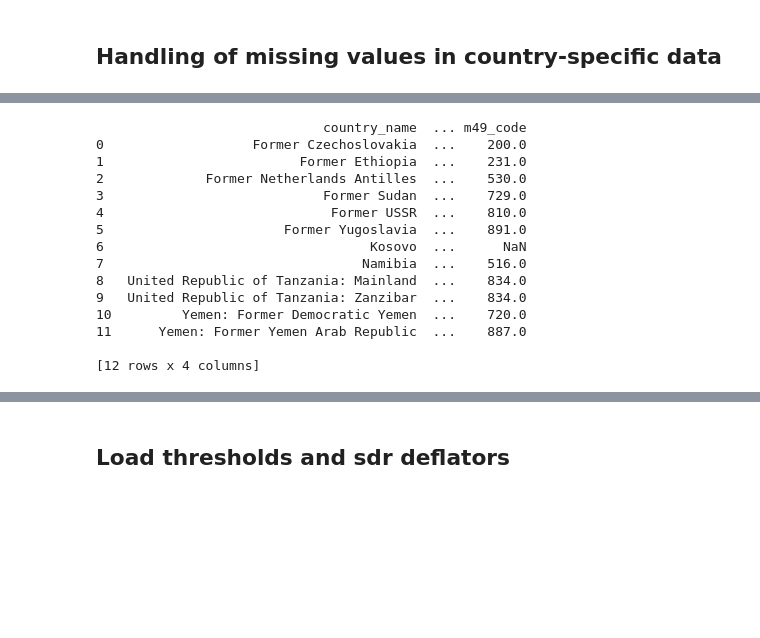
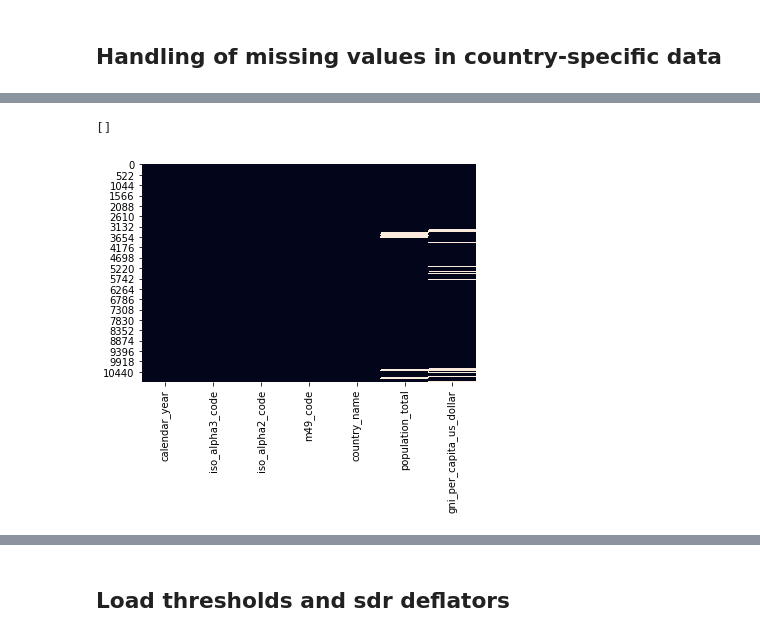
Before and after one commit to christoph-fraller/dopp_2020w_group03_ex3, a Jupyter notebook: dopp_2020w_group03_ex3_with_git.ipynb, the cells around one changed output, grey strips where cells are left out. Drawn from its saved outputs; the diff is of its cells as text; code cells hidden in the pictures; blank space fills up the shorter version.

```diff
--- a/dopp_2020w_group03_ex3_with_git.ipynb
+++ b/dopp_2020w_group03_ex3_with_git.ipynb
@@ -281,38 +269,38 @@ merged_income_data.loc[merged_income_data['iso_alpha2_code'].isna()].country_nam
 # %%
 def handle_missing_country_codes(input_data):
 
-    df = input_data
+    df = pd.DataFrame(input_data)
+
+    country_codes_list = ['iso_alpha3_code', 'iso_alpha2_code', 'm49_code']
 
     # Kosovo has declared its independence from Serbia in 2008 but until today this declaration is quite controversial.
     # Due to reasons of simplicity and without being politically, we have decided to exclude the Kosovo from our analysis.
     df.drop(df[df['country_name'] == 'Kosovo'].index, inplace = True)
+    df.reset_index(drop = True, inplace = True)
 
     # load formerly used country codes from csv
-    former_country_codes = pd.read_csv('/content/drive/MyDrive/Git/dopp_2020w_group03_ex3/data/iso3166_formerly_used_country_codes.csv', sep = ';')
+    former_country_codes = pd.read_csv('/content/drive/MyDrive/Git/dopp_2020w_group03_ex3/data/iso3166_formerly_used_country_codes.csv', sep = ';', na_filter = False)
 
-    # TODO
-    print(former_country_codes)
+    # insert missing values
+    for row_index in range(0, len(df)):
+
+      for country_code in country_codes_list:
+
+        # check if country code value is missing
+        if(pd.isnull(df.loc[row_index, country_code])):
+
+          # insert missing missing country code
+          df.loc[row_index, country_code] = former_country_codes.loc[former_country_codes[former_country_codes['country_name'] == df.loc[row_index, 'country_name']].index[0], country_code]
 
     return df
 
 cleaned_income_data = handle_missing_country_codes(merged_income_data)
-#income_classification_data.loc[income_classification_data['iso_alpha3_code'].isna()].country_name.unique()
-#income_classification_data.groupby(['iso_alpha3_code', 'country_name']).population_total.max()
-#income_classification_data.loc[income_classification_data['country_name'] == 'Former Yugoslavia']
-#income_classification_data.loc[income_classification_data['country_name'].isna()]
-# %% [output]
-                             country_name  ... m49_code
-0                   Former Czechoslovakia  ...    200.0
-1                         Former Ethiopia  ...    231.0
-2             Former Netherlands Antilles  ...    530.0
-3                            Former Sudan  ...    729.0
-4                             Former USSR  ...    810.0
-5                       Former Yugoslavia  ...    891.0
-6                                  Kosovo  ...      NaN
-7                                 Namibia  ...    516.0
-8   United Republic of Tanzania: Mainland  ...    834.0
-9   United Republic of Tanzania: Zanzibar  ...    834.0
-10         Yemen: Former Democratic Yemen  ...    720.0
-11      Yemen: Former Yemen Arab Republic  ...    887.0
-
-[12 rows x 4 columns]
+# %%
+# get an overview of missing values in income data
+sb.heatmap(cleaned_income_data.isna(), cbar = False);
+
+# it seems there is pattern between the missing values of the columns iso_alpha3_code, iso_alpha2_code, m49_code and population_total
+cleaned_income_data.loc[cleaned_income_data['iso_alpha2_code'].isna()].country_name.unique().tolist()
+# %% [output]
+[]
+[figure, added]
```
Also changed, not shown: parts of 6 cells of this notebook.
